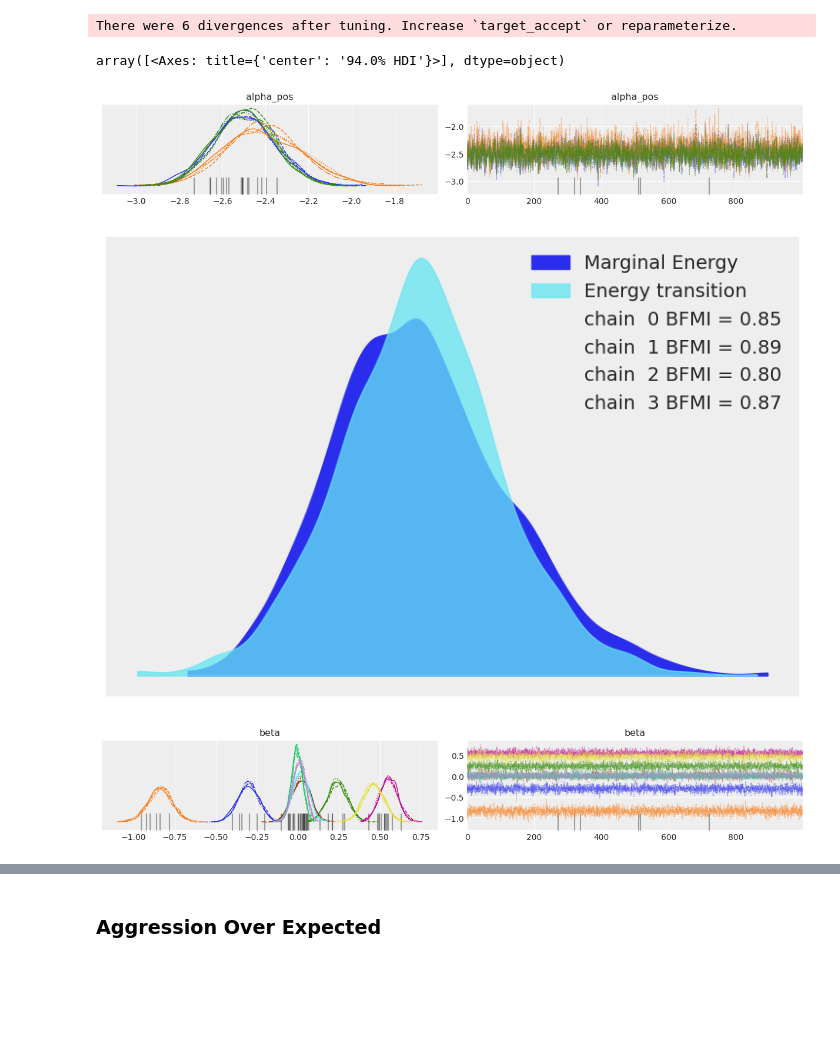
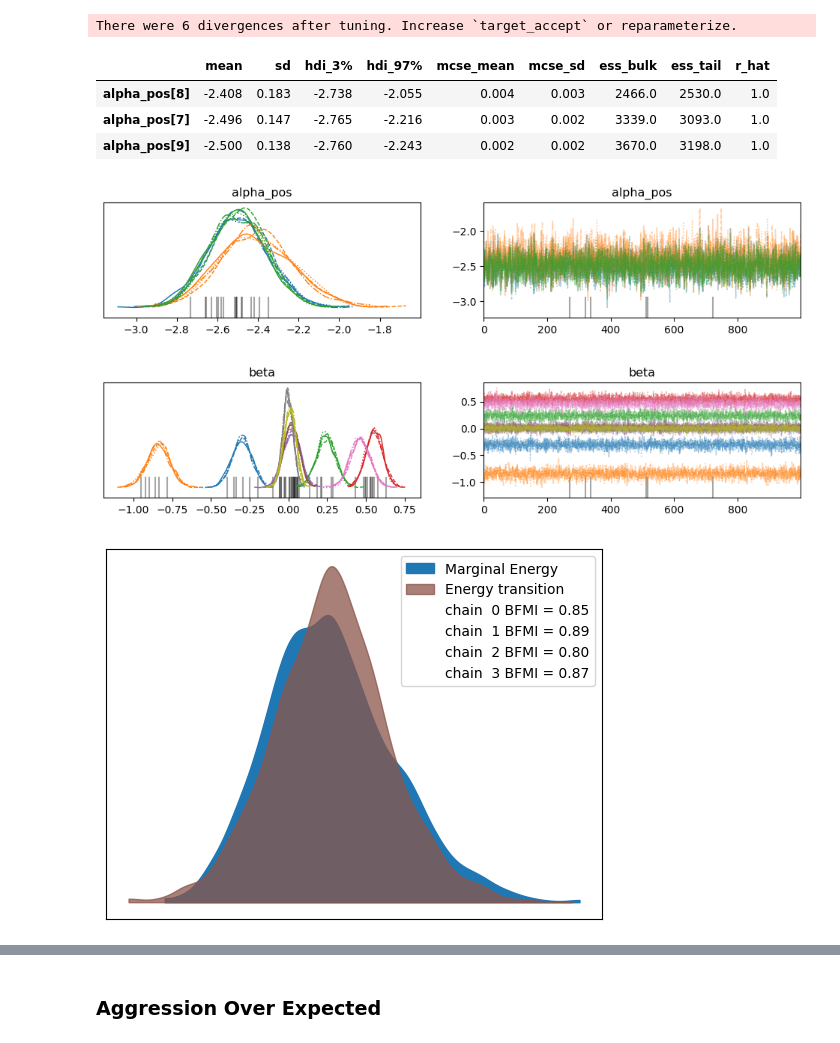
Before and after one commit to d2osborn/SMTChallenge2025, a Jupyter notebook: Team 15-analysis.ipynb, the cells around one changed output, grey strips where cells are left out. Drawn from its saved outputs; the diff is of its cells as text; code cells hidden in the pictures; blank space fills up the shorter version.

```diff
--- a/Team 15-analysis.ipynb
+++ b/Team 15-analysis.ipynb
@@ -1762,12 +1715,16 @@ There were 6 divergences after tuning. Increase `target_accept` or reparameteriz
 # %%
 az.summary(non_centered_pos_avg_trace, var_names=['~p', '~logit_p'], round_to=2)
 az.plot_trace(non_centered_pos_avg_trace, var_names=['alpha_pos'])
 az.plot_trace(non_centered_pos_avg_trace, var_names=['beta'])
 az.plot_energy(non_centered_pos_avg_trace)
 az.summary(non_centered_pos_avg_trace, var_names=['beta'], round_to=3)
 az.plot_forest(non_centered_pos_avg_trace, var_names=["beta"], combined=True, hdi_prob=0.94)
+az.summary(non_centered_pos_avg_trace, var_names=['alpha_pos']).sort_values(by='mean', ascending=False)
 # %% [output]
-array([<Axes: title={'center': '94.0% HDI'}>], dtype=object)
+|  | mean | sd | hdi_3% | hdi_97% | mcse_mean | mcse_sd | ess_bulk | ess_tail | r_hat |
+| alpha_pos[8] | -2.408 | 0.183 | -2.738 | -2.055 | 0.004 | 0.003 | 2466.0 | 2530.0 | 1.0 |
+| alpha_pos[7] | -2.496 | 0.147 | -2.765 | -2.216 | 0.003 | 0.002 | 3339.0 | 3093.0 | 1.0 |
+| alpha_pos[9] | -2.500 | 0.138 | -2.760 | -2.243 | 0.002 | 0.002 | 3670.0 | 3198.0 | 1.0 |
-[figure, old version]
+[figure, new version]
-[figure, old version]
+[figure, new version]
-[figure, old version]
+[figure, new version]
```
Also changed, not shown: parts of 34 cells of this notebook, 1 other file.
